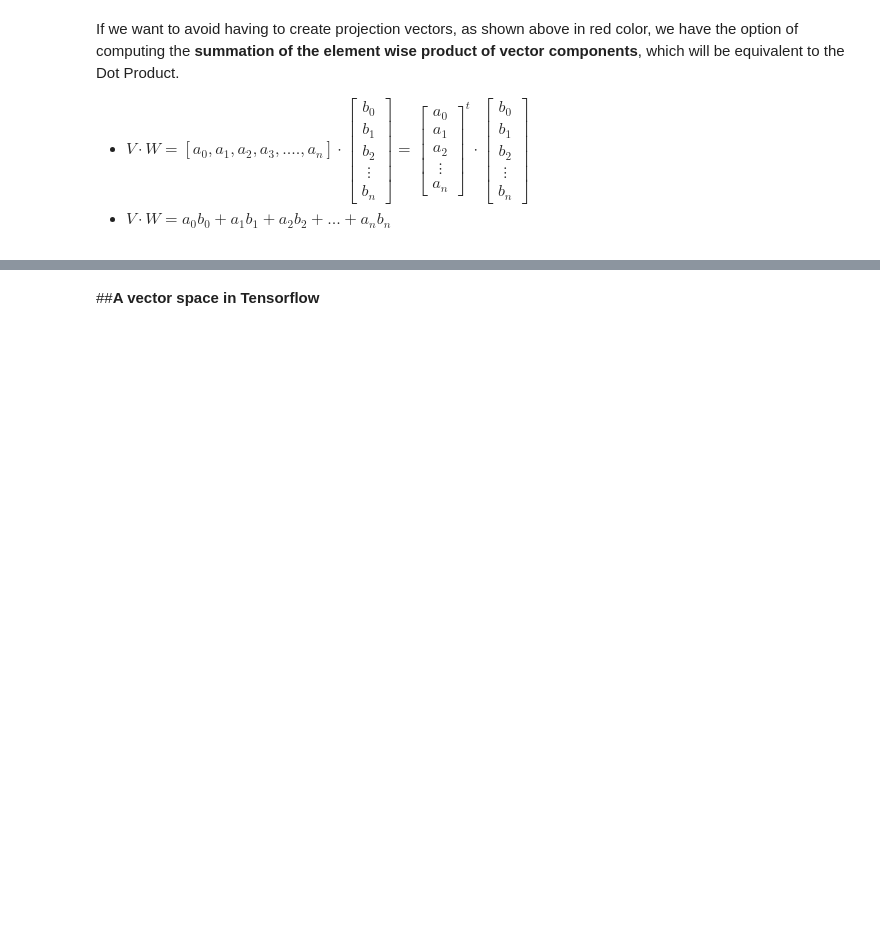
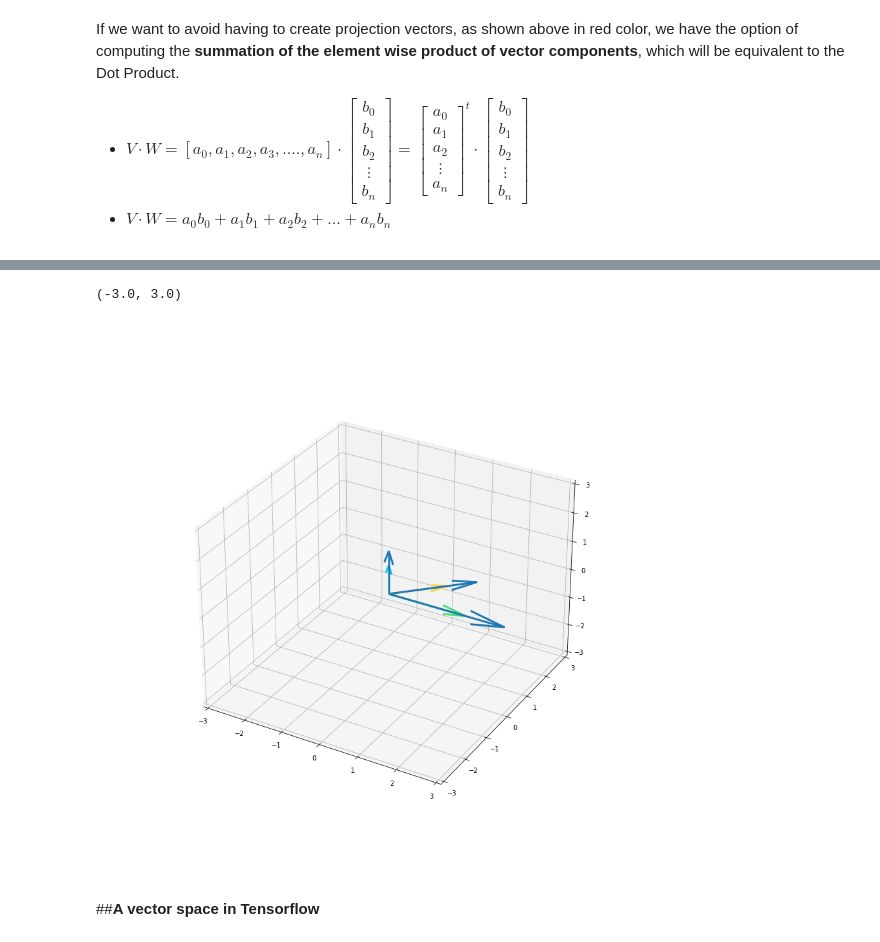
Before and after one commit to cardstdani/linalg, a Jupyter notebook: TF_Linalg.ipynb, the cells around one changed output, grey strips where cells are left out. Cells and saved outputs as stored; diff of their text form; code cells hidden in the pictures; blank space fills up the shorter version.

```diff
--- a/TF_Linalg.ipynb
+++ b/TF_Linalg.ipynb
@@ -449,3 +457,27 @@ If we want to avoid having to create projection vectors, as shown above in red c
+# %%
+#@title `Show/Hide code` { run: "auto" }
+inputMatrix = "[[2, 1, 0], [0, 1, 0], [0, 0, 1]]" #@param {type:"string"}
+inputScalar = "1.5" #@param {type:"string"}
+matrix = tf.transpose(tf.constant(eval(inputMatrix), dtype=tf.float64))
+colors = ["#48e073", "#f8d849", "#05c9f2"]
+
+fig = plt.figure(figsize=(12, 12))
+ax = fig.add_subplot(projection='3d')
+
+for i in range(len(matrix)):
+  ax.quiver(0, 0, 0, matrix[i][0], matrix[i][1], matrix[i][2], arrow_length_ratio=0.3, lw=3, color=colors[i])
+
+matrix = tf.math.scalar_mul(eval(inputScalar), matrix)
+for i in range(len(matrix)):
+  ax.quiver(0, 0, 0, matrix[i][0], matrix[i][1], matrix[i][2], arrow_length_ratio=0.3, lw=3)
+
+l = np.max(matrix)
+ax.set_xlim([-l, l])
+ax.set_ylim([-l, l])
+ax.set_zlim([-l, l])
+# %% [output]
+(-3.0, 3.0)
+[figure, added]
 # %% [markdown]
 ##**A vector space in Tensorflow**
 # %%
```
Also changed, not shown: parts of 3 cells of this notebook.
